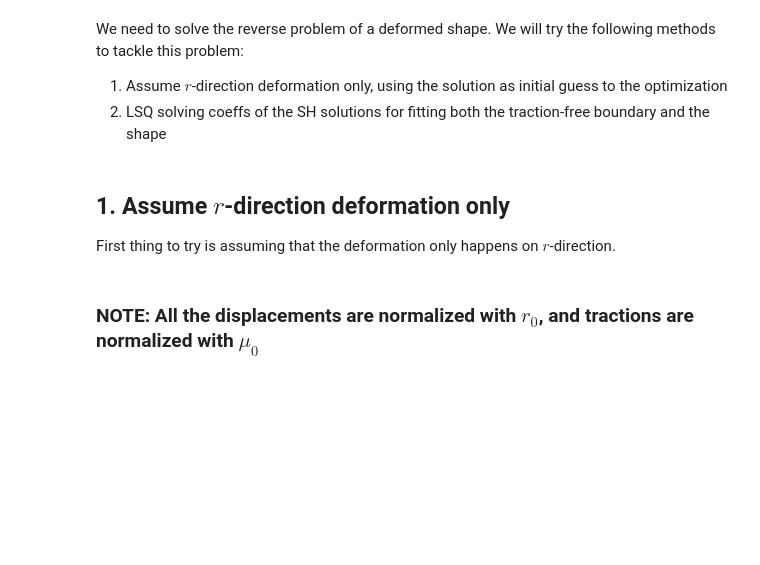
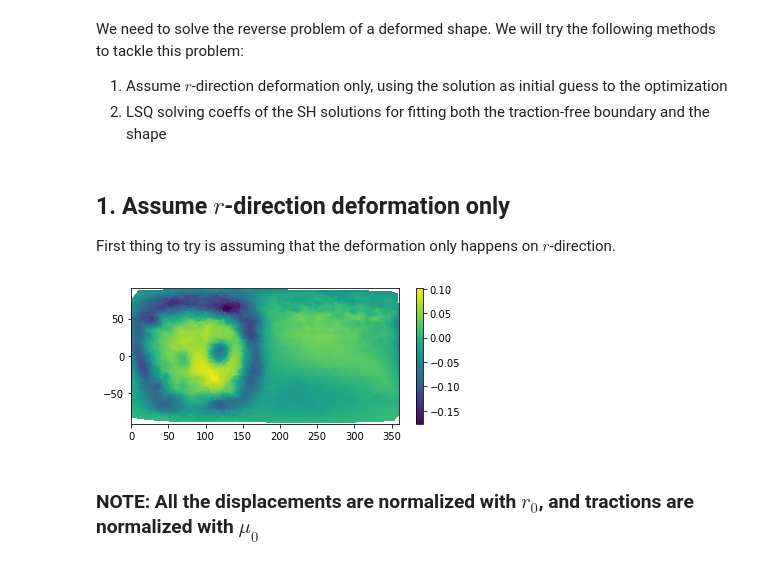
Before and after one commit to yfwang09/ShElastic, a Jupyter notebook: notebook/Case05-Hydrogel_Cell_Interaction-optimization.ipynb, the cells around one changed output. Drawn from its saved outputs; the diff is of its cells as text; code cells hidden in the pictures; blank space fills up the shorter version.

```diff
--- a/notebook/Case05-Hydrogel_Cell_Interaction-optimization.ipynb
+++ b/notebook/Case05-Hydrogel_Cell_Interaction-optimization.ipynb
@@ -47,7 +48,7 @@ maskfile = os.path.join(datadir, shapename+'_Mask'+dilated+'.csv')
 mu0 = 300/3;
 mu = 1.; nu = 0.499;
 # Spherical Harmonics Analysis Settings
-lJmax = 20; lKmax = 20; lmax_plot = 80;
+lJmax = 20; lKmax = 20; lmax_plot = 60;
 lmax_work = 16; lmax_buf = lJmax-lmax_work;
 
 # neibor list settings
@@ -61,13 +62,13 @@ myalpha = 0.1   # traction magnitude
 mybeta  = 0.05  # coefficient magnitude
 
 # program switches
-plot_figure = False
-node_face_dist_on = True
-opt_proc = [1, ] #0, 1, 0, 1, 0, 1, 0, 1, 0]  # 1: node-face on; 0: node-face off;
+plot_figure = True
+node_face_dist_on = None
+opt_proc = [2, ] #0, 1, 0, 1, 0, 1, 0, 1, 0]  # 1: node-face on; 0: node-face off;
 
 # minimization settings
-N_period = 2
-maxiter_per_period = 1
+N_period = 2000
+maxiter_per_period = 20
 CG_gtol = 1e-4
 minimizer = 'CG'
 minimizer_config = {'maxiter': maxiter_per_period, 'gtol': CG_gtol, 'disp': True}
@@ -185,30 +187,30 @@ We need to solve the reverse problem of a deformed shape. We will try the follow
 First thing to try is assuming that the deformation only happens on $r$-direction.
 # %%
 # Vp -> ur (radial displacement) -> u1 (x,y,z)
-Vr = np.linalg.norm(Vp, axis=1)
-Vthe = np.arccos(Vp[:,2]/Vr)
-Vphi = np.arctan2(Vp[:,1], Vp[:,0])
+Vr, Vthe, Vphi = CartCoord_to_SphCoord(Vp[...,0], Vp[...,1], Vp[...,2])
 Vphi[Vphi < 0] += 2*np.pi
 Vlat = 90-np.rad2deg(Vthe)
 Vlon = np.rad2deg(Vphi)
 
 ur = (Vr - r0)/r0
 
 # displacement on the unit sphere
 #u1 = -(r0/Vr[:,np.newaxis]-1)*Vp/r0 #(Vr/r0-1)[...,np.newaxis]*Vp
 u1 = ur[:,np.newaxis] * (Vp/Vr[:,np.newaxis])
 
 # plot 2d map of the radial displacement
 if plot_figure:
     pVlon = Vlon - 180
     pVlon[pVlon < 0] += 360
     plt.figure(figsize=(6,2.5))
     plt.tripcolor(pVlon, Vlat, ur)
     plt.colorbar()
     plt.axis('equal')
     plt.xlim(0, 360)
     plt.ylim(-90, 90)
     plt.show()
+# %% [output]
+[figure, added]
 # %% [markdown]
 ### NOTE: All the displacements are normalized with $r_0$, and tractions are normalized with $\mu_0$
 # %% [markdown]
```
Also changed, not shown: parts of 23 cells of this notebook, 1 other file.
